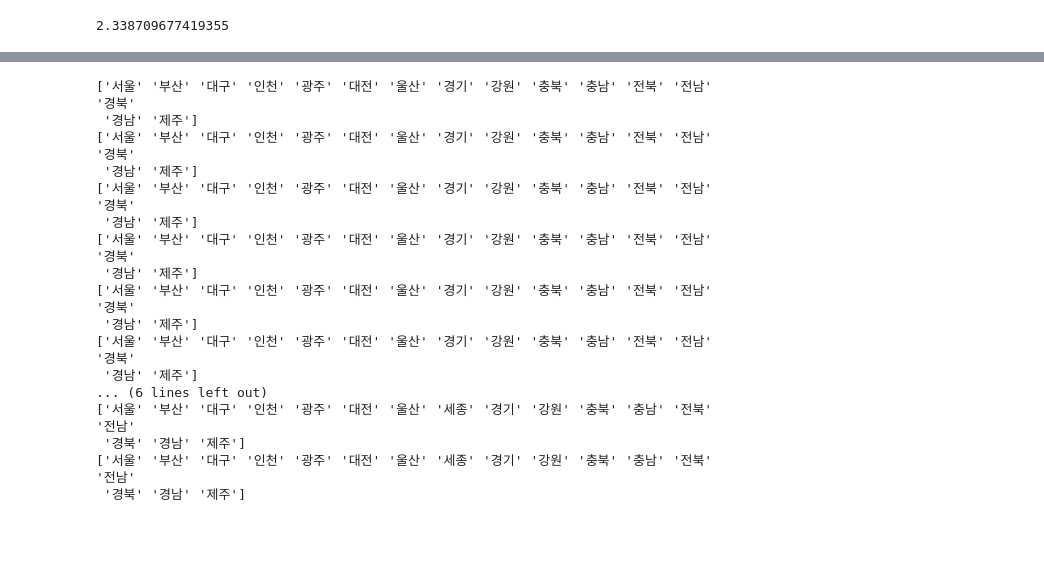
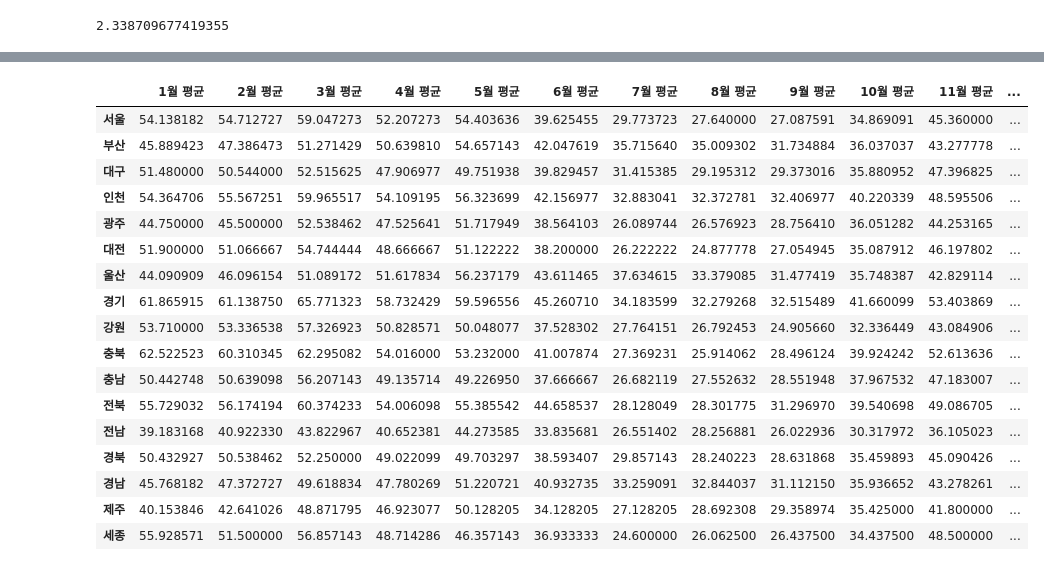
Before and after one commit to KimYeonWook511/PM10_Analysis, a Jupyter notebook: Code/PM10_Analysis.ipynb, the cells around one changed output, grey strips where cells are left out. Saved outputs shown, nothing was run; the diff lists cells and outputs as text; code cells hidden in the pictures; blank space fills up the shorter version.

```diff
--- a/Code/PM10_Analysis.ipynb
+++ b/Code/PM10_Analysis.ipynb
@@ -498,0 +516,7 @@ my_df
+# %%
+# concat을 이용한 지역별 월 데이터 연결
+all_df = pd.DataFrame() # concat한 데이터 프레임
+for year in df_dic.keys():
+  all_df = pd.concat([all_df, df_dic[year]], ignore_index = True) # axis = 0 (default)
+
+all_df
@@ -499,33 +537,35 @@ my_df
 # %%
-# for df in df_dic.values(): # 년도별 데이터 프레임 ################ 여기부분 concat써서 1월끼리 묶어서 한 번에 하는 게 좋을 거 같음
-#   for month in range (1, 13): # 해당 년도의 월별 컬럼
-#     grouped = df.groupby(['구분1'])
-#     my_df = pd.DataFrame(index = grouped.get_group('도시대기')['구분2'].unique(), columns = [f'{month}월', f'{month}월 데이터 개수', '평균'])
+# concat을 한 all_df를 도시대기만 그룹화하여 뽑기
+# 뽑은 뒤 각 지역의 월 평균 내기
+grouped = all_df.groupby(['구분1'])
+my_df = pd.DataFrame(index = grouped.get_group('도시대기')['구분2'].unique())
+month_index = grouped.get_group('도시대기').columns[4:]
 
-#     for area in my_df.index: #
-#       my_df.loc[area, f'{month}월'] = grouped.get_group('도시대기')[grouped.get_group('도시대기')['구분2'] == area].sum()[f'{month}월']
-#       my_df.loc[area, f'{month}월 데이터 개수'] = grouped.get_group('도시대기')[grouped.get_group('도시대기')['구분2'] == area].count()[f'{month}월']
+# 지역별 월 데이터 평균 종합
+for area in my_df.index:
+  my_df.loc[area, month_index] = grouped.get_group('도시대기')[grouped.get_group('도시대기')['구분2'] == area].sum()['1월':'12월'] / \
+                                grouped.get_group('도시대기')[grouped.get_group('도시대기')['구분2'] == area].count()['1월':'12월']
 
-#     df.loc[area, f'{month}월']
-
-for df in df_dic.values():
-  grouped = df.groupby(['구분1'])
-  print(grouped.get_group('도시대기')['구분2'].unique())
+# 1월 -> 1월 평균 ... 컬럼명 변경
+my_df.columns = [f'{x} 평균' for x in month_index]
+avgPM10_df = my_df
+avgPM10_df
 # %% [output]
-['서울' '부산' '대구' '인천' '광주' '대전' '울산' '경기' '강원' '충북' '충남' '전북' '전남' '경북'
- '경남' '제주']
-['서울' '부산' '대구' '인천' '광주' '대전' '울산' '경기' '강원' '충북' '충남' '전북' '전남' '경북'
- '경남' '제주']
-['서울' '부산' '대구' '인천' '광주' '대전' '울산' '경기' '강원' '충북' '충남' '전북' '전남' '경북'
- '경남' '제주']
-['서울' '부산' '대구' '인천' '광주' '대전' '울산' '경기' '강원' '충북' '충남' '전북' '전남' '경북'
- '경남' '제주']
-['서울' '부산' '대구' '인천' '광주' '대전' '울산' '경기' '강원' '충북' '충남' '전북' '전남' '경북'
- '경남' '제주']
-['서울' '부산' '대구' '인천' '광주' '대전' '울산' '경기' '강원' '충북' '충남' '전북' '전남' '경북'
- '경남' '제주']
-... (6 lines left out)
-['서울' '부산' '대구' '인천' '광주' '대전' '울산' '세종' '경기' '강원' '충북' '충남' '전북' '전남'
- '경북' '경남' '제주']
-['서울' '부산' '대구' '인천' '광주' '대전' '울산' '세종' '경기' '강원' '충북' '충남' '전북' '전남'
- '경북' '경남' '제주']
+|  | 1월 평균 | 2월 평균 | 3월 평균 | 4월 평균 | 5월 평균 | 6월 평균 | 7월 평균 | 8월 평균 | 9월 평균 | 10월 평균 | 11월 평균 | ... |
+| 서울 | 54.138182 | 54.712727 | 59.047273 | 52.207273 | 54.403636 | 39.625455 | 29.773723 | 27.640000 | 27.087591 | 34.869091 | 45.360000 | ... |
+| 부산 | 45.889423 | 47.386473 | 51.271429 | 50.639810 | 54.657143 | 42.047619 | 35.715640 | 35.009302 | 31.734884 | 36.037037 | 43.277778 | ... |
+| 대구 | 51.480000 | 50.544000 | 52.515625 | 47.906977 | 49.751938 | 39.829457 | 31.415385 | 29.195312 | 29.373016 | 35.880952 | 47.396825 | ... |
+| 인천 | 54.364706 | 55.567251 | 59.965517 | 54.109195 | 56.323699 | 42.156977 | 32.883041 | 32.372781 | 32.406977 | 40.220339 | 48.595506 | ... |
+| 광주 | 44.750000 | 45.500000 | 52.538462 | 47.525641 | 51.717949 | 38.564103 | 26.089744 | 26.576923 | 28.756410 | 36.051282 | 44.253165 | ... |
+| 대전 | 51.900000 | 51.066667 | 54.744444 | 48.666667 | 51.122222 | 38.200000 | 26.222222 | 24.877778 | 27.054945 | 35.087912 | 46.197802 | ... |
+| 울산 | 44.090909 | 46.096154 | 51.089172 | 51.617834 | 56.237179 | 43.611465 | 37.634615 | 33.379085 | 31.477419 | 35.748387 | 42.829114 | ... |
+| 경기 | 61.865915 | 61.138750 | 65.771323 | 58.732429 | 59.596556 | 45.260710 | 34.183599 | 32.279268 | 32.515489 | 41.660099 | 53.403869 | ... |
+| 강원 | 53.710000 | 53.336538 | 57.326923 | 50.828571 | 50.048077 | 37.528302 | 27.764151 | 26.792453 | 24.905660 | 32.336449 | 43.084906 | ... |
+| 충북 | 62.522523 | 60.310345 | 62.295082 | 54.016000 | 53.232000 | 41.007874 | 27.369231 | 25.914062 | 28.496124 | 39.924242 | 52.613636 | ... |
+| 충남 | 50.442748 | 50.639098 | 56.207143 | 49.135714 | 49.226950 | 37.666667 | 26.682119 | 27.552632 | 28.551948 | 37.967532 | 47.183007 | ... |
+| 전북 | 55.729032 | 56.174194 | 60.374233 | 54.006098 | 55.385542 | 44.658537 | 28.128049 | 28.301775 | 31.296970 | 39.540698 | 49.086705 | ... |
+| 전남 | 39.183168 | 40.922330 | 43.822967 | 40.652381 | 44.273585 | 33.835681 | 26.551402 | 28.256881 | 26.022936 | 30.317972 | 36.105023 | ... |
+| 경북 | 50.432927 | 50.538462 | 52.250000 | 49.022099 | 49.703297 | 38.593407 | 29.857143 | 28.240223 | 28.631868 | 35.459893 | 45.090426 | ... |
+| 경남 | 45.768182 | 47.372727 | 49.618834 | 47.780269 | 51.220721 | 40.932735 | 33.259091 | 32.844037 | 31.112150 | 35.936652 | 43.278261 | ... |
+| 제주 | 40.153846 | 42.641026 | 48.871795 | 46.923077 | 50.128205 | 34.128205 | 27.128205 | 28.692308 | 29.358974 | 35.425000 | 41.800000 | ... |
+| 세종 | 55.928571 | 51.500000 | 56.857143 | 48.714286 | 46.357143 | 36.933333 | 24.600000 | 26.062500 | 26.437500 | 34.437500 | 48.500000 | ... |
```
Also changed, not shown: parts of 16 cells of this notebook.
